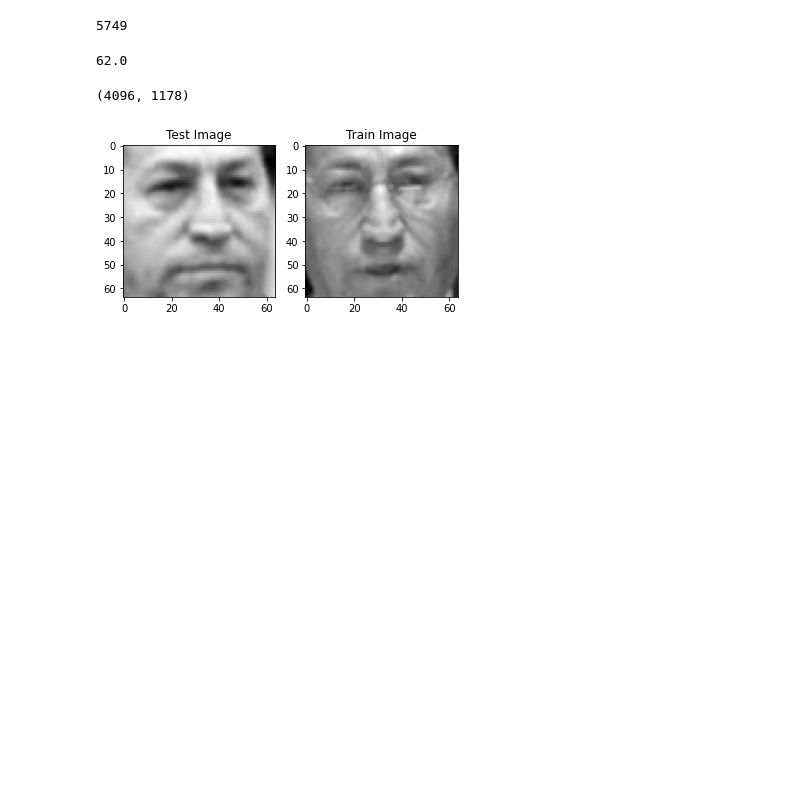
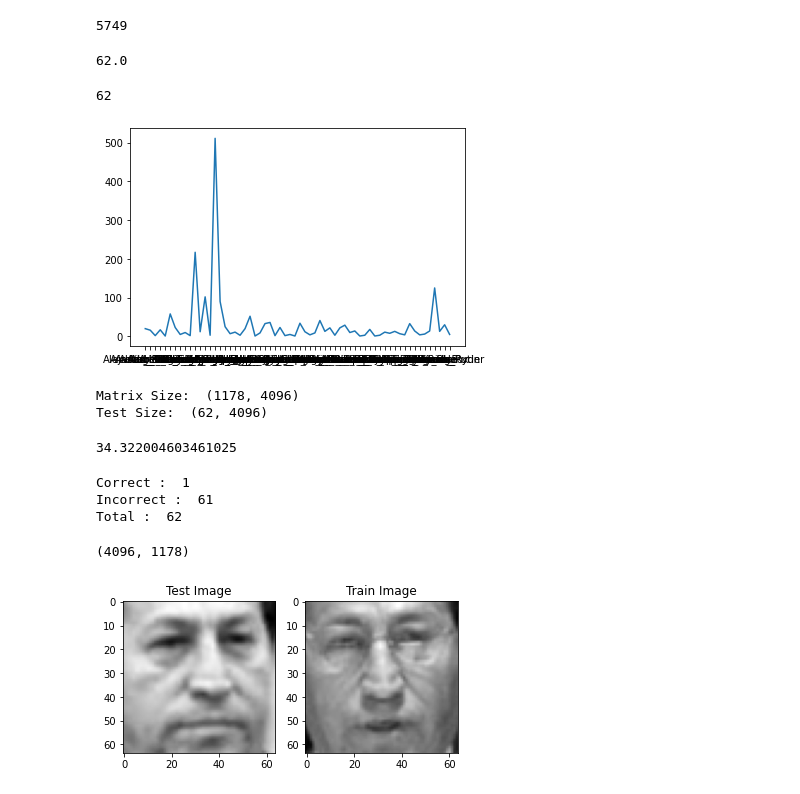
Before and after one commit to bhoomeendra/Face-Recognition-Using-Eigenfaces, a Jupyter notebook: SMAI Project.ipynb, the cells around one changed output. Drawn from its saved outputs; the diff is of its cells as text; code cells hidden in the pictures; blank space fills up the shorter version.

```diff
--- a/SMAI Project.ipynb
+++ b/SMAI Project.ipynb
@@ -6,16 +6,16 @@ import os
 # %%
 path = 'C:/Users/Bhoomeendra/SMAI/faces'
 imgsize = 64*64
-nameImg = {}
+nameImg = {} # A :[ imga1 ,img]
 for img in os.listdir(path):
     finalPath = os.path.join(path,img)
     cimg = cv2.imread(finalPath,-1)
     name = img[:-9]
 
     if(nameImg.get(name) == None):
-        nameImg[name] = [cimg/255]
+        nameImg[name] = [cimg]
     else:
-        nameImg[name].append(cimg/255)
+        nameImg[name].append(cimg)
 print(len(nameImg))
 # %% [output]
 5749
@@ -33,19 +33,46 @@ print(np.sum(count[20:]))
 testImgNo = 19
 # Nomalized but not mean centred
 trainImg = {}
-testImg  = {}
+testImg  = {}# threshold for test
 for key, value in nameImg.items():
     if(len(value)>testImgNo):
         trainImg[key] = value[:testImgNo]
-        testImg[key]  = value[testImgNo:]
+        testImg[key]  = [value[testImgNo]]
+# %%
+label = list()
+y = list()
+for key, value in nameImg.items():
+    if(len(value)>testImgNo):
+        label.append(key)
+        y.append(len(value[testImgNo:]))
+print(len(y))
+plt.plot(label,y)
+plt.show()
+# %% [output]
+62
+[figure, added]
 # %%
 #Calculating Matrix A
-A = np.zeros((len(trainImg)*testImgNo,imgsize))
+NSA = np.zeros((len(trainImg)*testImgNo,imgsize))
+print("Matrix Size: ",NSA.shape)
 j=0
+
 for key, value in trainImg.items():
     for face in value:
         flt = face.flatten()
-        m = np.mean(flt)
         for k in range(len(flt)):
-            A[j][k]=flt[k]-m
+            NSA[j][k]=flt[k]
         j=j+1
+j=0
+
+testMatrix = np.zeros((len(testImg),imgsize))
+for key,value in testImg.items():
+    for face in value:
+        flt = face.flatten()
+        for k in range(len(flt)):
+            testMatrix[j][k]=flt[k]
+        j=j+1
+print("Test Size: ",testMatrix.shape)
+# %% [output]
+Matrix Size:  (1178, 4096)
+Test Size:  (62, 4096)
@@ -51,0 +85,4 @@ for key, value in trainImg.items():
+# %%
+print((1178)**(1/2))
+# %% [output]
+34.322004603461025
@@ -52,3 +95,30 @@ for key, value in trainImg.items():
+# %%
+j=0
+correct=0
+incorrect=0
+for t in test_pca:
+    minDist= 35
+    i=0
+    ans = -1
+    for k in A_pca:
+        dist = np.linalg.norm(t -k)
+        if(dist<minDist):
+            ans=i
+            minDist=dist
+        i=i+1
+    if(j==ans//19):
+        correct= correct+1
+    else:
+        incorrect = incorrect+1
+    #print(j,ans//19)
+    j=j+1
+print("Correct : ",correct)
+print("Incorrect : ",incorrect)
+print("Total : ",correct+incorrect)
+# %% [output]
+Correct :  1
+Incorrect :  61
+Total :  62
 # %%
 A = A.T
 print(A.shape)
```
Also changed, not shown: parts of 9 cells of this notebook.
